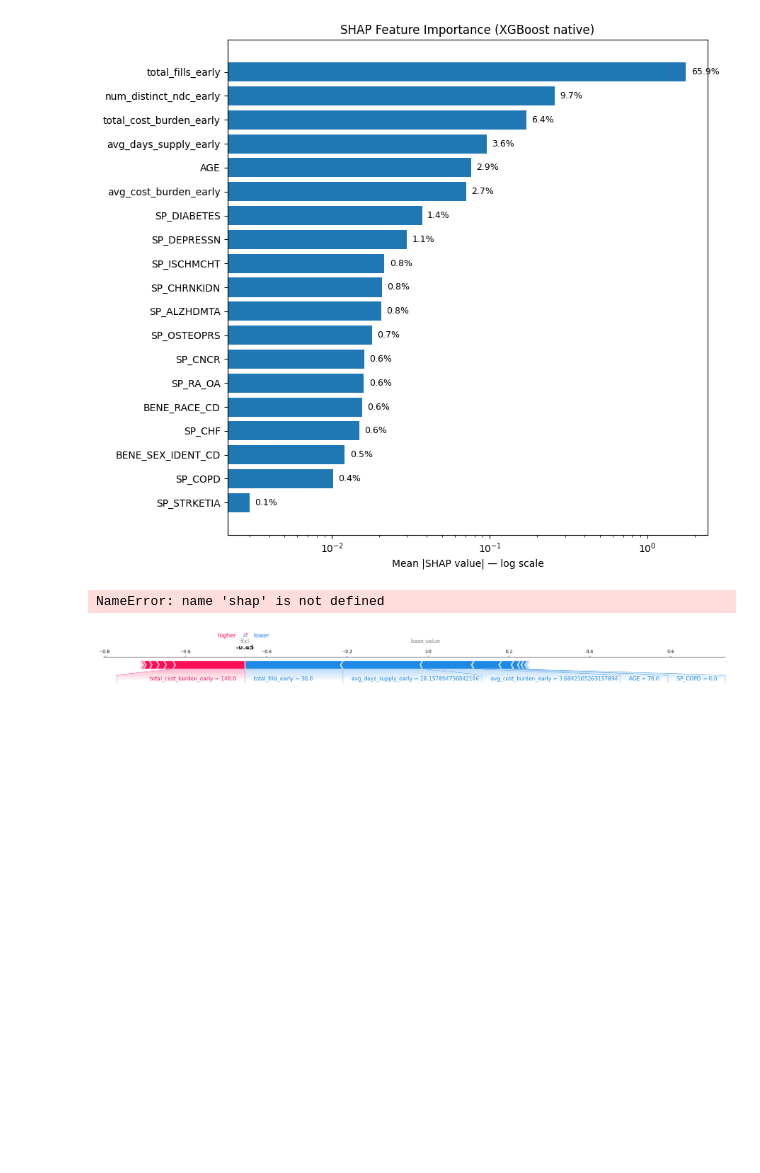
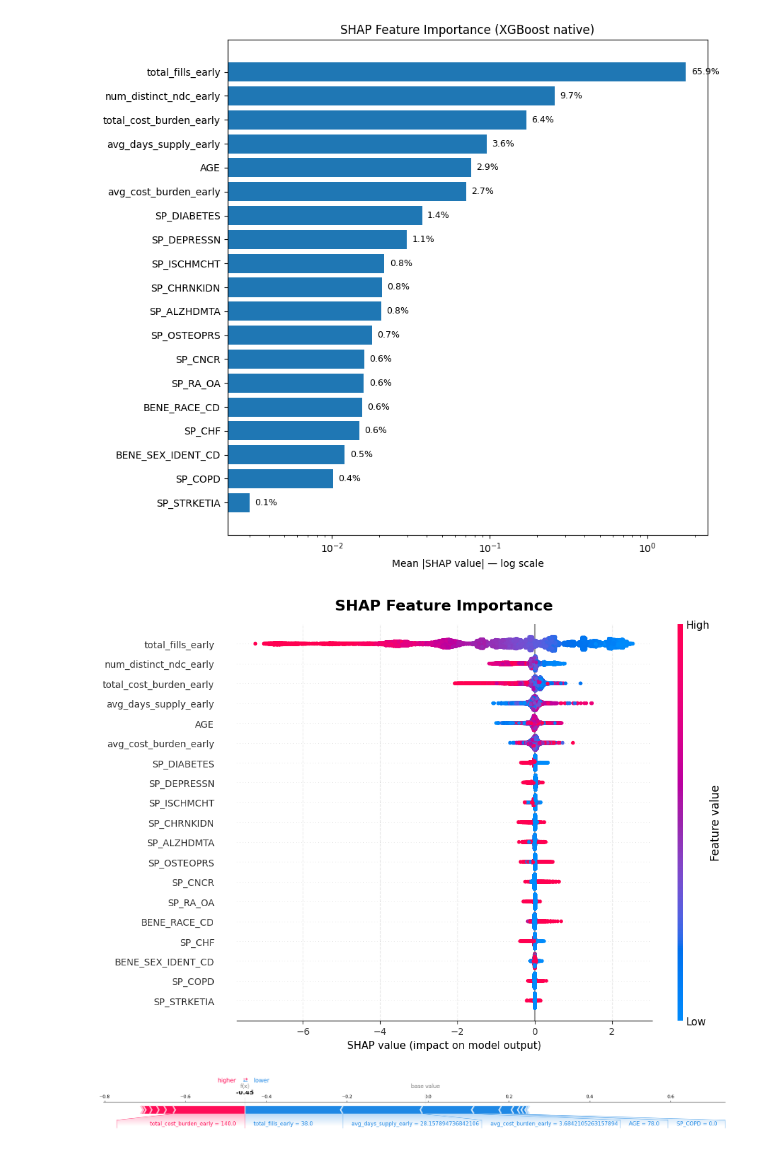
Before and after one commit to Murali-KrishnaM/patient-adherence-persistency-risk-scoring, a Jupyter notebook: ML/ModelTraining.ipynb, the cells around one changed output. Cells and saved outputs as stored; diff of their text form; code cells hidden in the pictures; blank space fills up the shorter version.

```diff
--- a/ML/ModelTraining.ipynb
+++ b/ML/ModelTraining.ipynb
@@ -671,11 +671,47 @@ plt.show()
 # %% [output]
 [figure]
 # %%
-shap.summary_plot(shap_values, X_test, show=False)
+import shap
+import matplotlib.pyplot as plt
+
+# Create figure
+plt.figure(figsize=(10, 7))
+
+shap.summary_plot(
+    shap_values,
+    X_test,
+    show=False,
+    plot_size=None
+)
+
+# Styling
+plt.title(
+    "SHAP Feature Importance",
+    fontsize=16,
+    fontweight="bold",
+    pad=15
+)
+
+plt.xlabel(
+    "SHAP value (impact on model output)",
+    fontsize=11
+)
+
+plt.xticks(fontsize=10)
+plt.yticks(fontsize=10)
+
+# Clean up borders
+ax = plt.gca()
+ax.spines["top"].set_visible(False)
+ax.spines["right"].set_visible(False)
+ax.spines["left"].set_visible(False)
+
+plt.grid(axis="x", linestyle="--", alpha=0.25)
 plt.tight_layout()
+
 plt.show()
 # %% [output]
-NameError: name 'shap' is not defined
+[figure, added]
 # %%
 # Individual patient explanation
 sample_idx = 0
```
Also changed, not shown: 27 other files.
